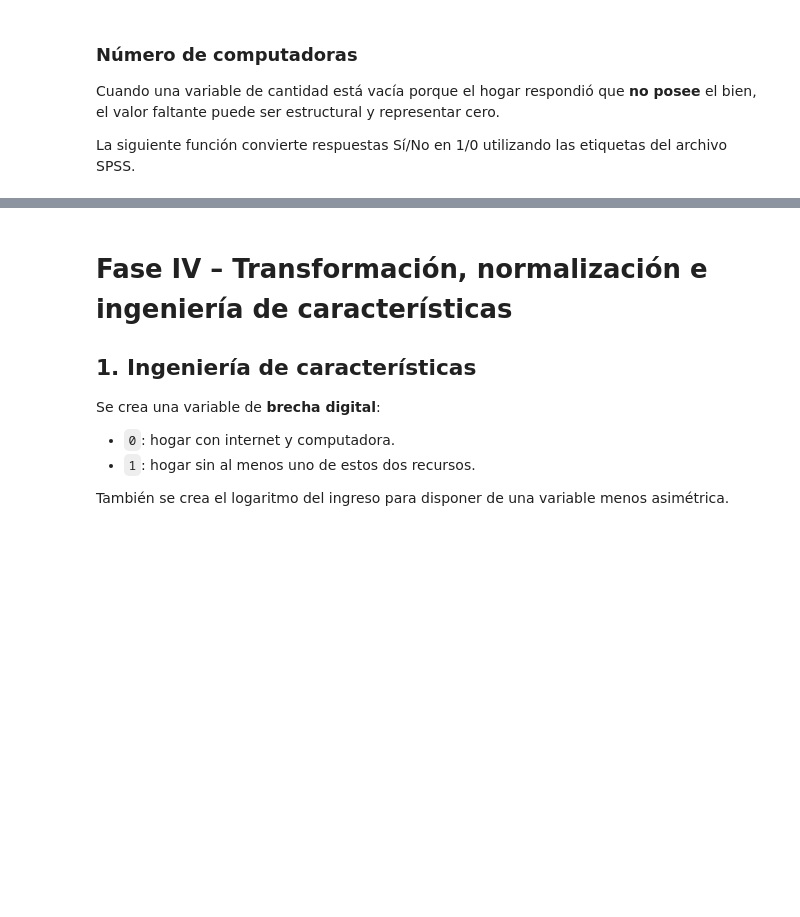
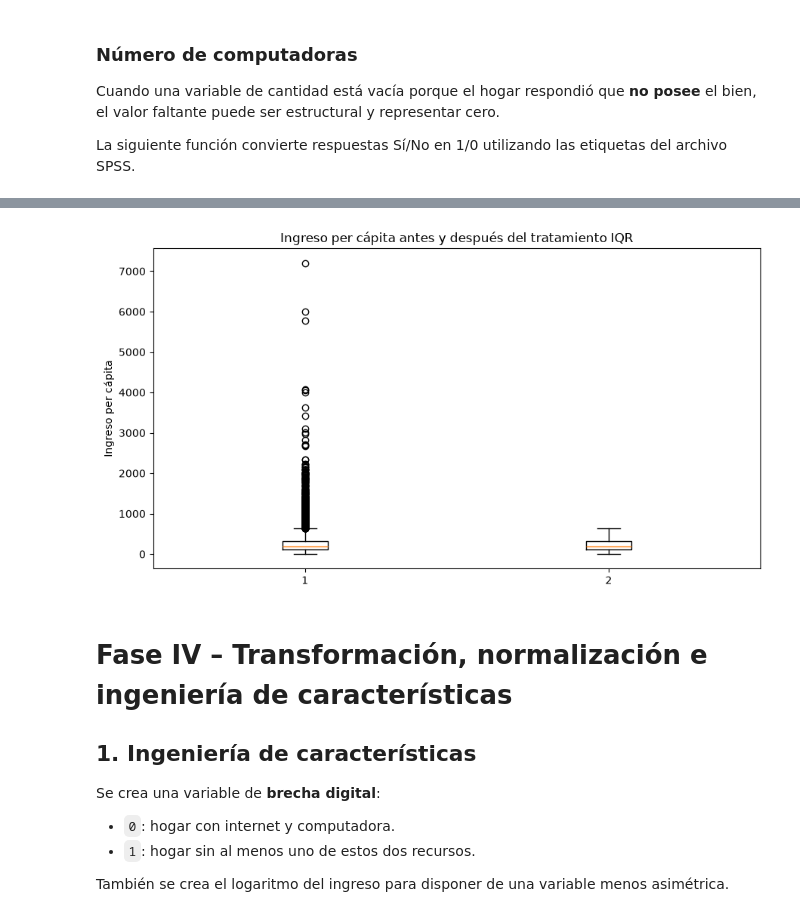
Before and after one commit to Jhumberto11/ProyectoCatedraDataAnalysis, a Jupyter notebook: EHPM_2025_Brecha_Digital_Proyecto.ipynb, the cells around one changed output, grey strips where cells are left out. Saved outputs shown, nothing was run; the diff lists cells and outputs as text; code cells hidden in the pictures; blank space fills up the shorter version.

```diff
--- a/EHPM_2025_Brecha_Digital_Proyecto.ipynb
+++ b/EHPM_2025_Brecha_Digital_Proyecto.ipynb
@@ -586,14 +573,14 @@ Se aplica al ingreso per cápita. Los ingresos extremos pueden ser valores reale
 # %%
-Q1 = hogares_limpio["INGPE_IMPUTADO"].quantile(0.25)
-Q3 = hogares_limpio["INGPE_IMPUTADO"].quantile(0.75)
+Q1 = hogares_limpio["ingpe"].quantile(0.25)
+Q3 = hogares_limpio["ingpe"].quantile(0.75)
 IQR = Q3 - Q1
 
 lim_inf = Q1 - 1.5 * IQR
 lim_sup = Q3 + 1.5 * IQR
 
 outliers = (
-    (hogares_limpio["INGPE_IMPUTADO"] < lim_inf) |
-    (hogares_limpio["INGPE_IMPUTADO"] > lim_sup)
+    (hogares_limpio["ingpe"] < lim_inf) |
+    (hogares_limpio["ingpe"] > lim_sup)
 )
 
 print("Q1:", Q1)
@@ -605,0 +601,3 @@ print("Porcentaje de outliers:", round(outliers.mean() * 100, 2), "%")
+# %%
+hogares_limpio["es_outlier_ingreso"] = outliers
+hogares_limpio
@@ -606,21 +618,23 @@ print("Porcentaje de outliers:", round(outliers.mean() * 100, 2), "%")
 # %%
-hogares_limpio["INGPE_LIMPIO"] = hogares_limpio["INGPE_IMPUTADO"].clip(
+hogares_limpio["INGPE_LIMPIO"] = hogares_limpio["ingpe"].clip(
     lower=lim_inf,
     upper=lim_sup
 )
 
 plt.figure(figsize=(9, 5))
 plt.boxplot(
     [
-        hogares_limpio["INGPE_IMPUTADO"].dropna(),
+        hogares_limpio["ingpe"].dropna(),
         hogares_limpio["INGPE_LIMPIO"].dropna()
     ],
-    labels=["Antes", "Después"]
+    label=["Antes", "Después"]
 )
 plt.title("Ingreso per cápita antes y después del tratamiento IQR")
 plt.ylabel("Ingreso per cápita")
 plt.tight_layout()
 plt.show()
+# %% [output]
+[figure, added]
 # %% [markdown]
 # Fase IV – Transformación, normalización e ingeniería de características
 
```
Also changed, not shown: parts of 31 cells of this notebook, 2 other files.
